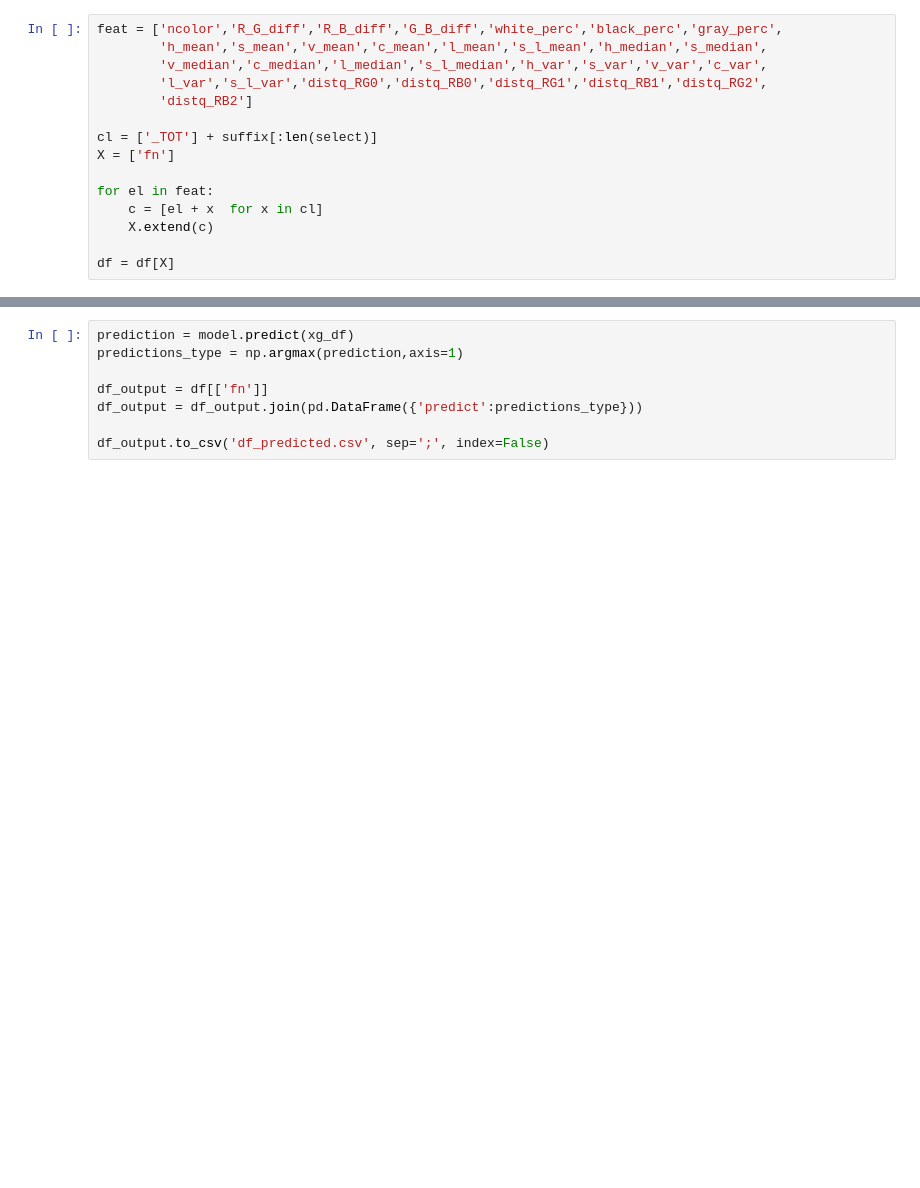
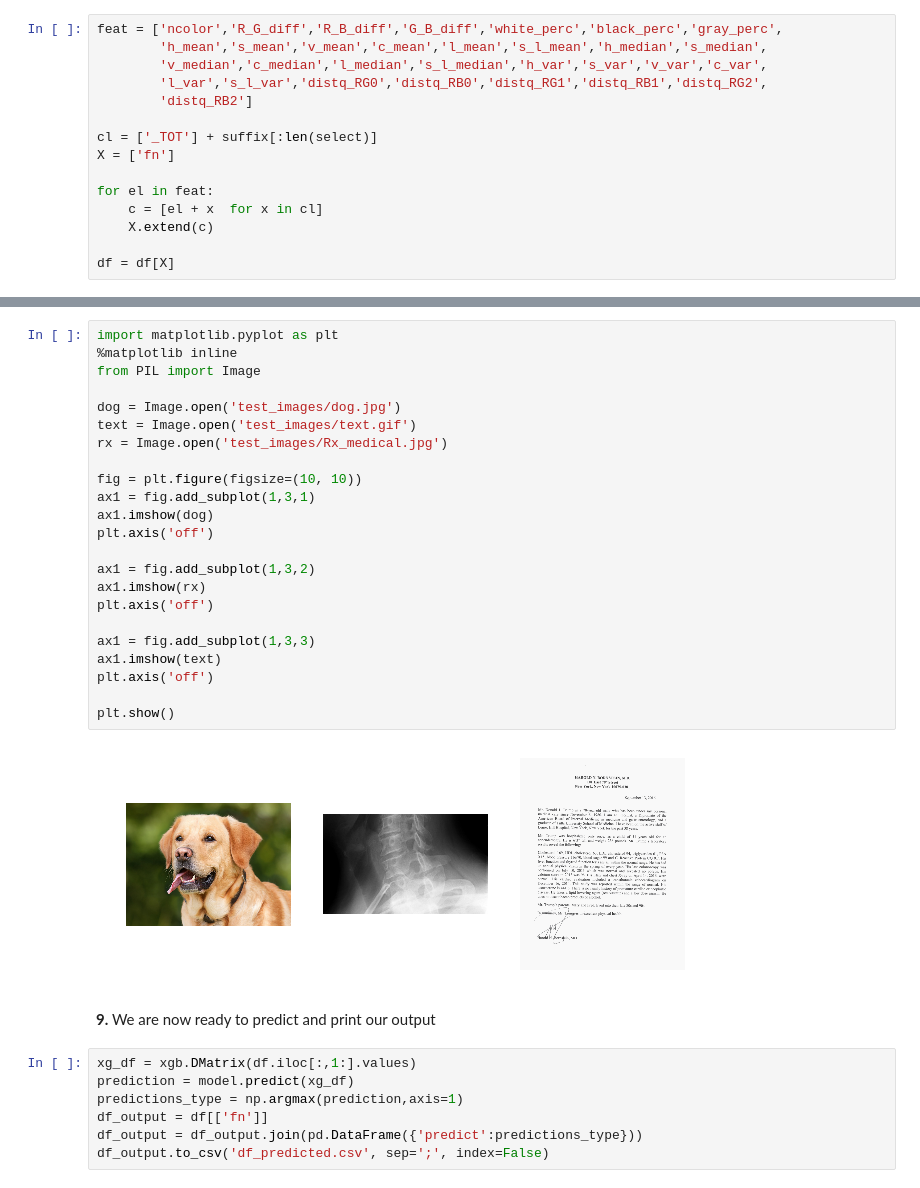
Before and after one commit to DocMB87/DS_LeoMarco, a Jupyter notebook: project_image_classification/class_images.ipynb, the cells around one changed output, grey strips where cells are left out. Cells and saved outputs as stored; diff of their text form; blank space fills up the shorter version.

```diff
--- a/project_image_classification/class_images.ipynb
+++ b/project_image_classification/class_images.ipynb
@@ -114,8 +136,34 @@ model = xgb.Booster(model_file='xgb_17k_final_prob.model')
+# %%
+import matplotlib.pyplot as plt
+%matplotlib inline
+from PIL import Image
+
+dog = Image.open('test_images/dog.jpg')
+text = Image.open('test_images/text.gif')
+rx = Image.open('test_images/Rx_medical.jpg')
+
+fig = plt.figure(figsize=(10, 10))
+ax1 = fig.add_subplot(1,3,1)
+ax1.imshow(dog)
+plt.axis('off')
+
+ax1 = fig.add_subplot(1,3,2)
+ax1.imshow(rx)
+plt.axis('off')
+
+ax1 = fig.add_subplot(1,3,3)
+ax1.imshow(text)
+plt.axis('off')
+
+plt.show()
+# %% [output]
+[figure, added]
+# %% [markdown]
+**9.** We are now ready to predict and print our output
 # %%
+xg_df = xgb.DMatrix(df.iloc[:,1:].values)
 prediction = model.predict(xg_df)
 predictions_type = np.argmax(prediction,axis=1)
-
 df_output = df[['fn']]
 df_output = df_output.join(pd.DataFrame({'predict':predictions_type}))
-
 df_output.to_csv('df_predicted.csv', sep=';', index=False)
```
Also changed, not shown: parts of 18 cells of this notebook.
